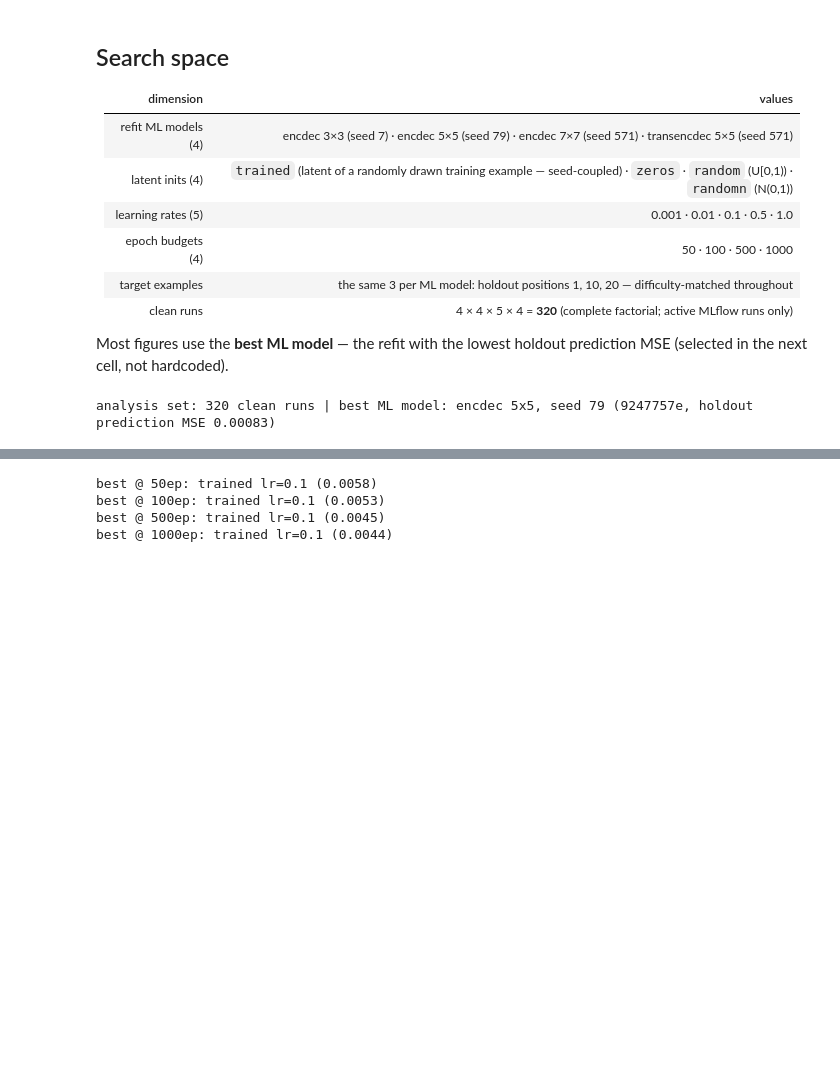
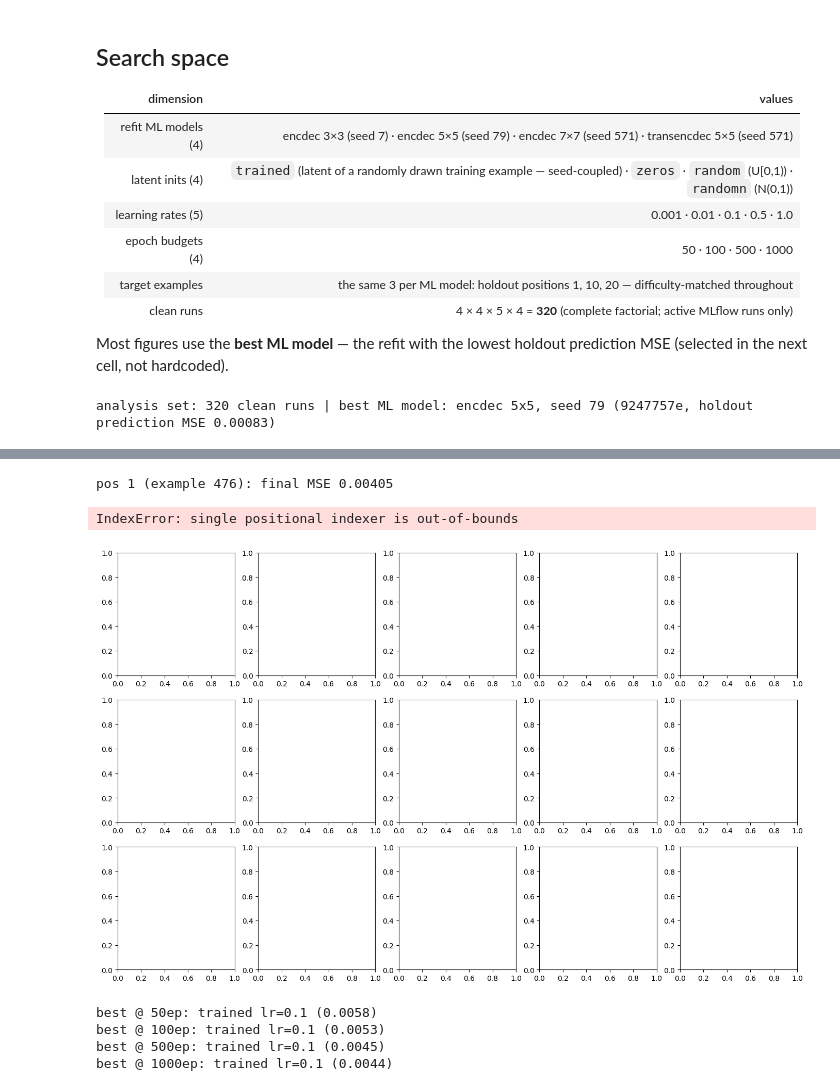
Before and after one commit to ancpazambuja/ls-fwi, a Jupyter notebook: notebooks/fast_fail_ae_trivial_inversion_audience.ipynb, the cells around one changed output, grey strips where cells are left out. Cells and saved outputs as stored; diff of their text form; code cells hidden in the pictures; blank space fills up the shorter version.

```diff
--- a/notebooks/fast_fail_ae_trivial_inversion_audience.ipynb
+++ b/notebooks/fast_fail_ae_trivial_inversion_audience.ipynb
@@ -120,35 +122,39 @@ COLS = [("initial", 0, "initial"),
         ("last", 12, "last snapshot")]
 FIG_DIR = (Path("figures/best_run") if Path("figures/best_run").exists()
            else Path("notebooks/figures/best_run"))
 if best_run["run_id"] != STORED_RUN:
     print(f"WARNING: the best run is now {best_run['run_id']}, but the stored "
           f"images are from {STORED_RUN} — re-extract the artifacts to refresh.")
 curves = hpe[hpe["run_id"] == best_run["run_id"]]
 fig, axes = plt.subplots(3, 5, figsize=(17, 10.5))
 for r, mi in enumerate(EX_POS):
     g = (curves[curves["model_idx"] == mi]
          .groupby("step", as_index=False)["value"].last().sort_values("step"))
     final = g["value"].iloc[-1]
     print(f"pos {mi} (example {ex_name[mi]}): final MSE {final:.5f}")
     for c, (name, k, lbl) in enumerate(COLS):
         kk = SNAP99[mi] if name == "99" else k
         epoch = 1 if kk == 0 else kk * PRINT_EVERY
-        loss_at = float(g.loc[g["step"] == epoch - 1, "value"].iloc[0])
+        loss_at = float(g.loc[g["step"] == epoch, "value"].iloc[0])
         ax = axes[r, c]
         ax.imshow(plt.imread(FIG_DIR / f"traverse_pos{mi}_{name}.png"))
         ax.set_xticks([]); ax.set_yticks([])
         if r == 0:
             ax.set_title(lbl, fontsize=10)
         ax.set_xlabel(f"ep {epoch} · loss {loss_at:.4f}", fontsize=8)
         if c == 0:
             ax.set_ylabel(f"pos {mi} · example {ex_name[mi]}", fontsize=10)
     print(f"   losses at snapshots ep 1/83/332/747/996: "
-          + ", ".join(f"{float(g.loc[g['step'] == e - 1, 'value'].iloc[0]):.4f}"
+          + ", ".join(f"{float(g.loc[g['step'] == e, 'value'].iloc[0]):.4f}"
                       for e in (1, 83, 332, 747, 996)))
 fig.suptitle("traverse path — decoded model along the latent optimization "
              "(best ML model, best run)", y=0.995)
 plt.tight_layout()
 plt.show()
+# %% [output]
+pos 1 (example 476): final MSE 0.00405
+IndexError: single positional indexer is out-of-bounds
+[figure, added]
 # %%
 # FIGURE 3 — experiment grid at the best ML model: final-MSE landscape
 # per budget (init x lr); color = mean over the 3 inverted examples.
```
Also changed, not shown: parts of 1 cell of this notebook.
